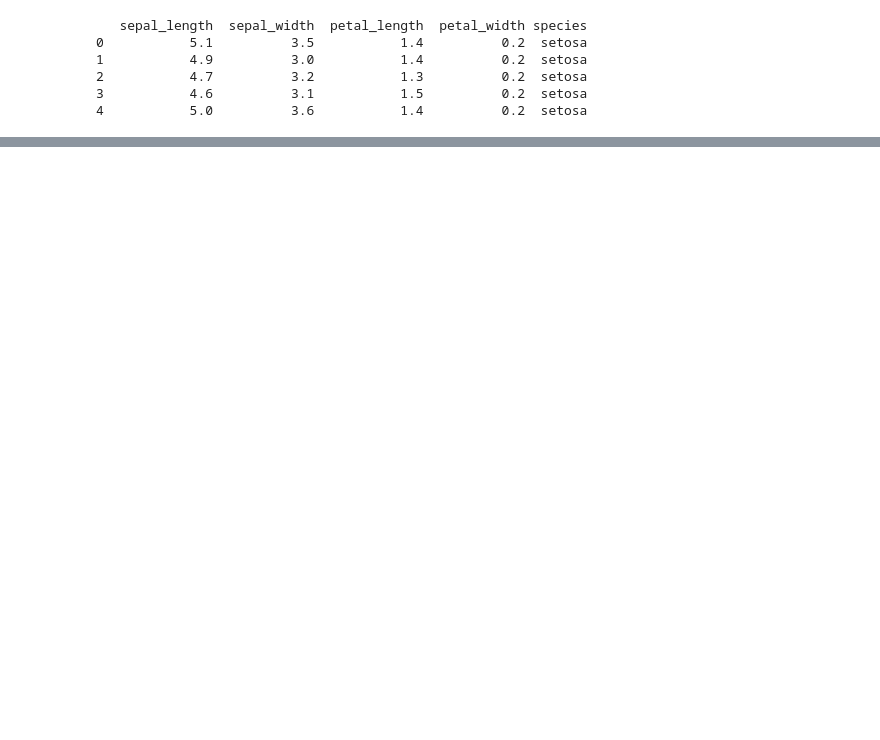
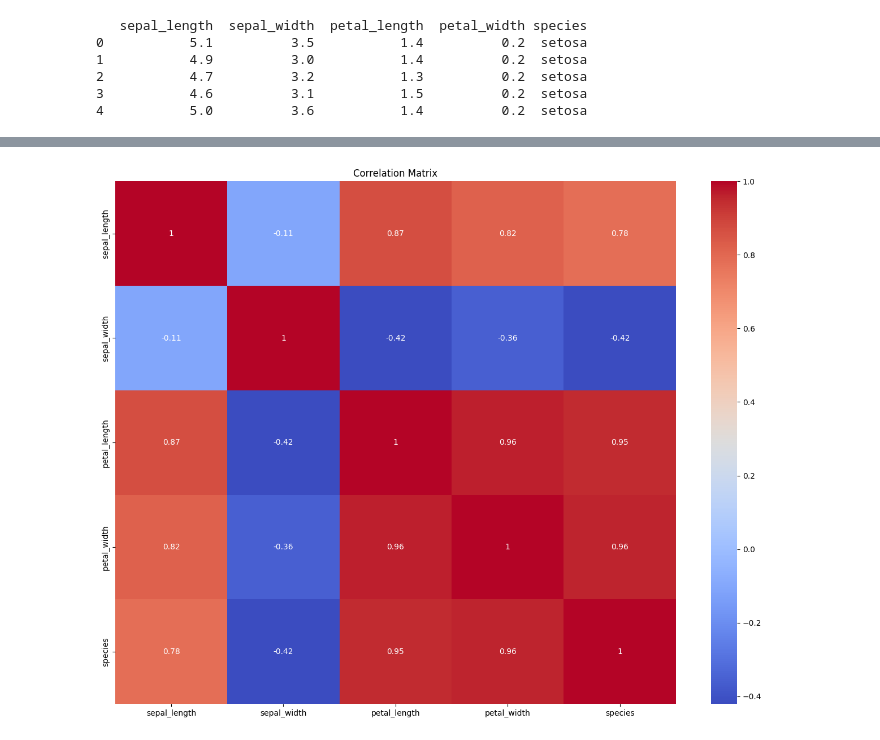
Before and after one commit to SINGH-RAJVEER/Assessments, a Jupyter notebook: Assessment 3/index.ipynb, the cells around one changed output, grey strips where cells are left out. Cells and saved outputs as stored; diff of their text form; code cells hidden in the pictures; blank space fills up the shorter version.

```diff
--- a/Assessment 3/index.ipynb
+++ b/Assessment 3/index.ipynb
@@ -44,0 +53,8 @@ dtype: int64
+# %%
+num_cols = df.select_dtypes(include=['float64', 'int64']).columns
+num_cols = [col for col in num_cols]
+
+scaler = StandardScaler()
+df[num_cols] = scaler.fit_transform(df[num_cols])
+
+print(df.head(150))
@@ -44,0 +76,10 @@ dtype: int64
+# %%
+mapping = {
+  'setosa': 0,
+  'versicolor': 1,
+  'virginica': 2
+}
+
+df['species'] = df['species'].map(mapping)
+
+print(df.head(150))
@@ -44,0 +122,7 @@ dtype: int64
+# %%
+plt.figure(figsize=(16, 12))
+sns.heatmap(df.corr(), annot=True, cmap='coolwarm')
+plt.title('Correlation Matrix')
+plt.show()
+# %% [output]
+[figure, added]
```
Also changed, not shown: parts of 24 cells of this notebook, 4 other files.
